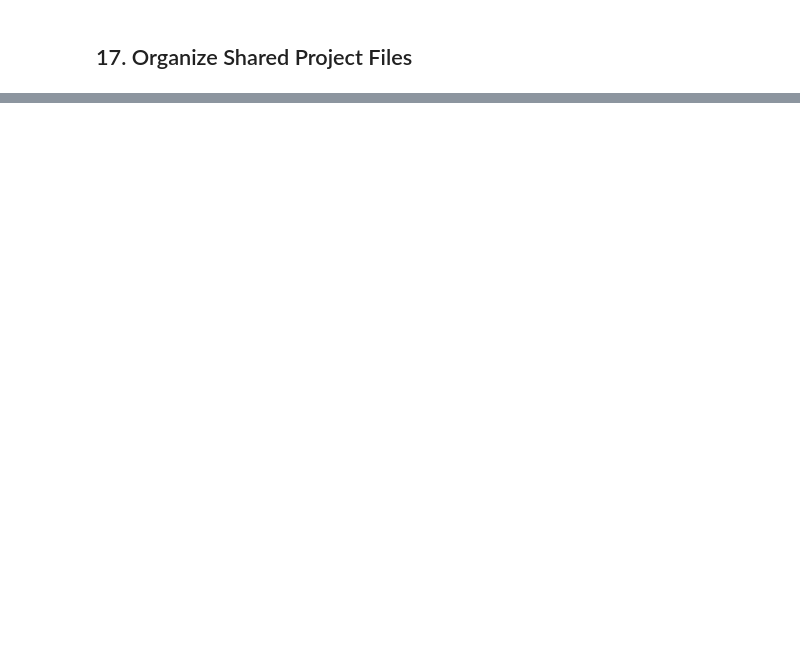
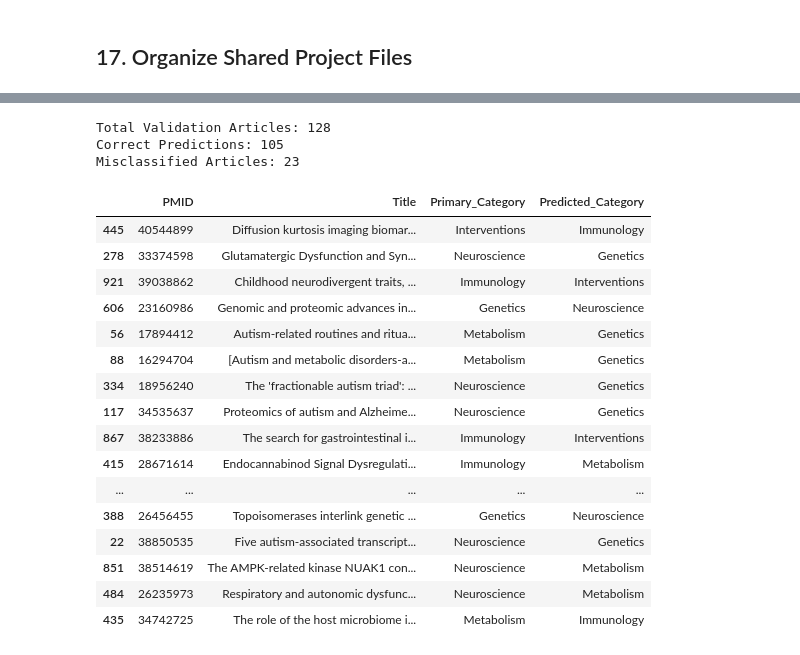
Before and after one commit to sakuku/AutismInsight-NLP, a Jupyter notebook: Notebooks/01_Data_and_TFIDF_Baseline.ipynb, the cells around one changed output, grey strips where cells are left out. Saved outputs shown, nothing was run; the diff lists cells and outputs as text; code cells hidden in the pictures; blank space fills up the shorter version.

```diff
--- a/Notebooks/01_Data_and_TFIDF_Baseline.ipynb
+++ b/Notebooks/01_Data_and_TFIDF_Baseline.ipynb
@@ -931,0 +1716,40 @@ PubMed search results are not representative of all autism research. The five to
+# %%
+# ============================================================
+# SECTION 22.1 — ANALYZE MISCLASSIFIED RESEARCH ABSTRACTS
+# ============================================================
+
+# 1. Add predictions without modifying team-approved labels.
+error_analysis_df = val_df.copy()
+error_analysis_df["Predicted_Category"] = y_pred
+
+# 2. Identify incorrect predictions.
+misclassified_df = error_analysis_df[
+    error_analysis_df["Primary_Category"] != error_analysis_df["Predicted_Category"]
+].copy()
+
+# 3. Print validation error counts and show affected articles.
+print("Total Validation Articles:", len(error_analysis_df))
+print("Correct Predictions:", len(error_analysis_df) - len(misclassified_df))
+print("Misclassified Articles:", len(misclassified_df))
+display(misclassified_df[["PMID", "Title", "Primary_Category", "Predicted_Category"]])
+# %% [output]
+Total Validation Articles: 128
+Correct Predictions: 105
+Misclassified Articles: 23
+|  | PMID | Title | Primary_Category | Predicted_Category |
+| 445 | 40544899 | Diffusion kurtosis imaging biomar... | Interventions | Immunology |
+| 278 | 33374598 | Glutamatergic Dysfunction and Syn... | Neuroscience | Genetics |
+| 921 | 39038862 | Childhood neurodivergent traits, ... | Immunology | Interventions |
+| 606 | 23160986 | Genomic and proteomic advances in... | Genetics | Neuroscience |
+| 56 | 17894412 | Autism-related routines and ritua... | Metabolism | Genetics |
+| 88 | 16294704 | [Autism and metabolic disorders-a... | Metabolism | Genetics |
+| 334 | 18956240 | The 'fractionable autism triad': ... | Neuroscience | Genetics |
+| 117 | 34535637 | Proteomics of autism and Alzheime... | Neuroscience | Genetics |
+| 867 | 38233886 | The search for gastrointestinal i... | Immunology | Interventions |
+| 415 | 28671614 | Endocannabinod Signal Dysregulati... | Immunology | Metabolism |
+| ... | ... | ... | ... | ... |
+| 388 | 26456455 | Topoisomerases interlink genetic ... | Genetics | Neuroscience |
+| 22 | 38850535 | Five autism-associated transcript... | Neuroscience | Genetics |
+| 851 | 38514619 | The AMPK-related kinase NUAK1 con... | Neuroscience | Metabolism |
+| 484 | 26235973 | Respiratory and autonomic dysfunc... | Neuroscience | Metabolism |
+| 435 | 34742725 | The role of the host microbiome i... | Metabolism | Immunology |
```
Also changed, not shown: parts of 72 cells of this notebook.
